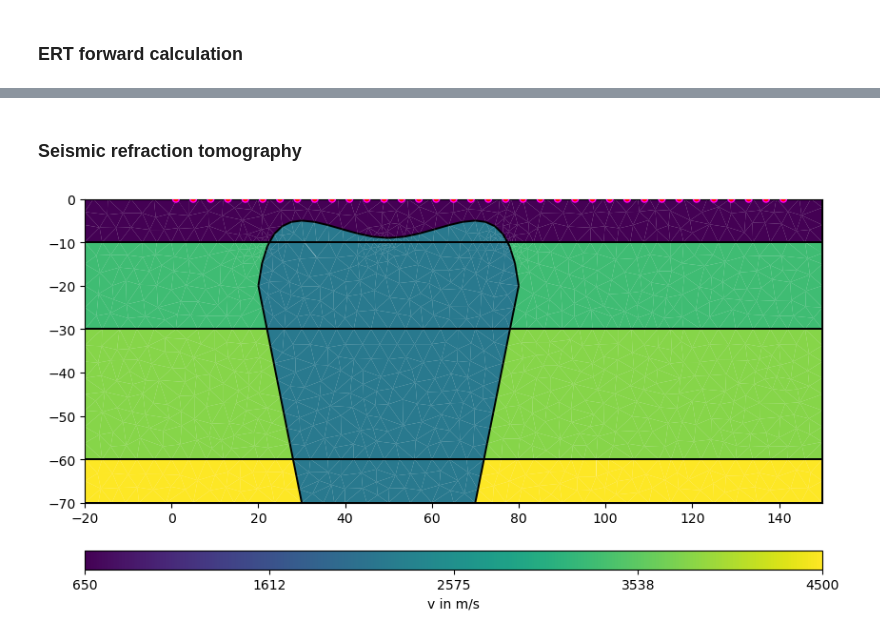
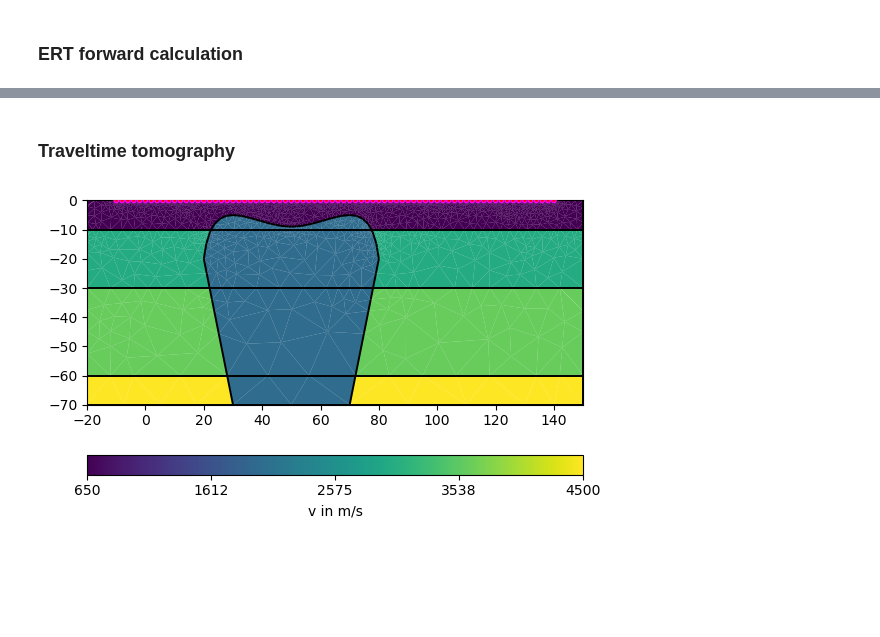
Before and after one commit to ZiegAnt/ResearchModule, a Jupyter notebook: RM_pygimli_computations.ipynb, the cells around one changed output, grey strips where cells are left out. Saved outputs shown, nothing was run; the diff lists cells and outputs as text; code cells hidden in the pictures; blank space fills up the shorter version.

Commit message:
start Inversion

```diff
--- a/RM_pygimli_computations.ipynb
+++ b/RM_pygimli_computations.ipynb
@@ -38,12 +38,12 @@ class Soil:
 
 class SS:
     rho = 1200      # electrical resistivity in Ohmm
-    v   = 3300      # seismic velocity in m/s (value related to sandstone with ~28% porosity)
+    v   = 3000      # seismic velocity in m/s (value related to sandstone with ~28% porosity)
     k   = 2*10**-4  # magnetic susceptibility
 
 class CSS:
     rho = 3500      # electrical resistivity in Ohmm
-    v   = 3800      # seismic velocity in m/s (value related to sandstone with ~20% porosity)
+    v   = 3600      # seismic velocity in m/s (value related to sandstone with ~20% porosity)
     k   = 4*10**-4  # magnetic susceptibility
 
 class basement:
@@ -53,7 +53,7 @@ class basement:
 
 class Diatreme:
     rho = 10**5     # electrical resistivity in Ohmm
-    v   = 2200      # seismic velocity in m/s
+    v   = 2000      # seismic velocity in m/s
     k   = 0.12      # magnetic susceptibility
 
 class ERT:
@@ -62,13 +62,15 @@ class ERT:
     n_elecs   = 121   # number of electrodes
     noiselev  = 1
     noiseabs  = 1e-6
+    save_data = True
 
-class SRT:
-    sensor_start = 1   # first geophone position
-    sensor_end   = 141 # last geophone position
-    n_sensors    = 36  # number of geophones
-    noiselev     = 0.001
-    noiseabs     = 0.001
+class TT:
+    sensor_start = -10   # first geophone position
+    sensor_end   = 140 # last geophone position
+    n_sensors    = 76  # number of geophones
+    noiselev     = 1e-2
+    noiseabs     = 1e-3
+    save_data    = True
 # %% [markdown]
 ## Creating Mesh with pygimli based on Gempy models
 (Loading model mesh did not work - error not fixed yet)
@@ -134,13 +136,3 @@ pg.show(geom_mesh, ax=ax3, data = kmap, label = 'Magnetic susceptibility', color
 [figure]
 # %% [markdown]
 ### ERT forward calculation
-# %%
-# Defining ERT measurement schemes
-ERT_scheme_dd = ert.createData(elecs=np.linspace(start=ERT.e_start, stop=ERT.e_end, num=ERT.n_elecs),
-                           schemeName='dd')
-
-ERT_scheme_slm = ert.createData(elecs=np.linspace(start=ERT.e_start, stop=ERT.e_end, num=ERT.n_elecs),
-                           schemeName='slm')
-
-ERT_scheme_wa = ert.createData(elecs=np.linspace(start=ERT.e_start, stop=ERT.e_end, num=ERT.n_elecs),
-                           schemeName='wa')
@@ -185,21 +186,26 @@ Text(0.5, 1.0, 'Wenner')
 # %% [markdown]
-### Seismic refraction tomography
+### Traveltime tomography
 # %%
-# Defining SRT measurement schemes
-SRT_scheme = pg.physics.traveltime.createRAData(np.linspace(SRT.sensor_start, SRT.sensor_end, SRT.n_sensors))
+# Defining TT measurement schemes
+TT_scheme = pg.physics.traveltime.createRAData(np.linspace(TT.sensor_start, TT.sensor_end, TT.n_sensors))
+
+# Create Nodes at electrode positions for improving numerical accuracy
+for s in TT_scheme.sensors():
+    geom.createNode(s + [0.0, -0.2])
+tt_mesh = mt.createMesh(geom, quality=33)
 
 # Visual Inspection
-ax, _ = pg.show(geom_mesh, vmap, colorBar=True, logScale=False, label='v in m/s')
-pg.viewer.mpl.drawSensors(ax, SRT_scheme.sensors(), diam=1.5, facecolor='red', edgecolor='magenta')
+ax, _ = pg.show(tt_mesh, vmap, colorBar=True, logScale=False, label='v in m/s')
+pg.viewer.mpl.drawSensors(ax, TT_scheme.sensors(), diam=1.5, facecolor='red', edgecolor='magenta')
 
 # Assign velocity to nodes
-vp = np.array(geom_mesh.cellMarkers())
+vp = np.array(tt_mesh.cellMarkers())
 vp[vp == vmap[0][0]] = vmap[0][1]
 vp[vp == vmap[1][0]] = vmap[1][1]
 vp[vp == vmap[2][0]] = vmap[2][1]
 vp[vp == vmap[3][0]] = vmap[3][1]
 vp[vp == vmap[4][0]] = vmap[4][1]
 # %% [output]
-[figure, old version]
+[figure, new version]
 # %%
 # Simulating data
```
Also changed, not shown: parts of 13 cells of this notebook, 7 other files.
